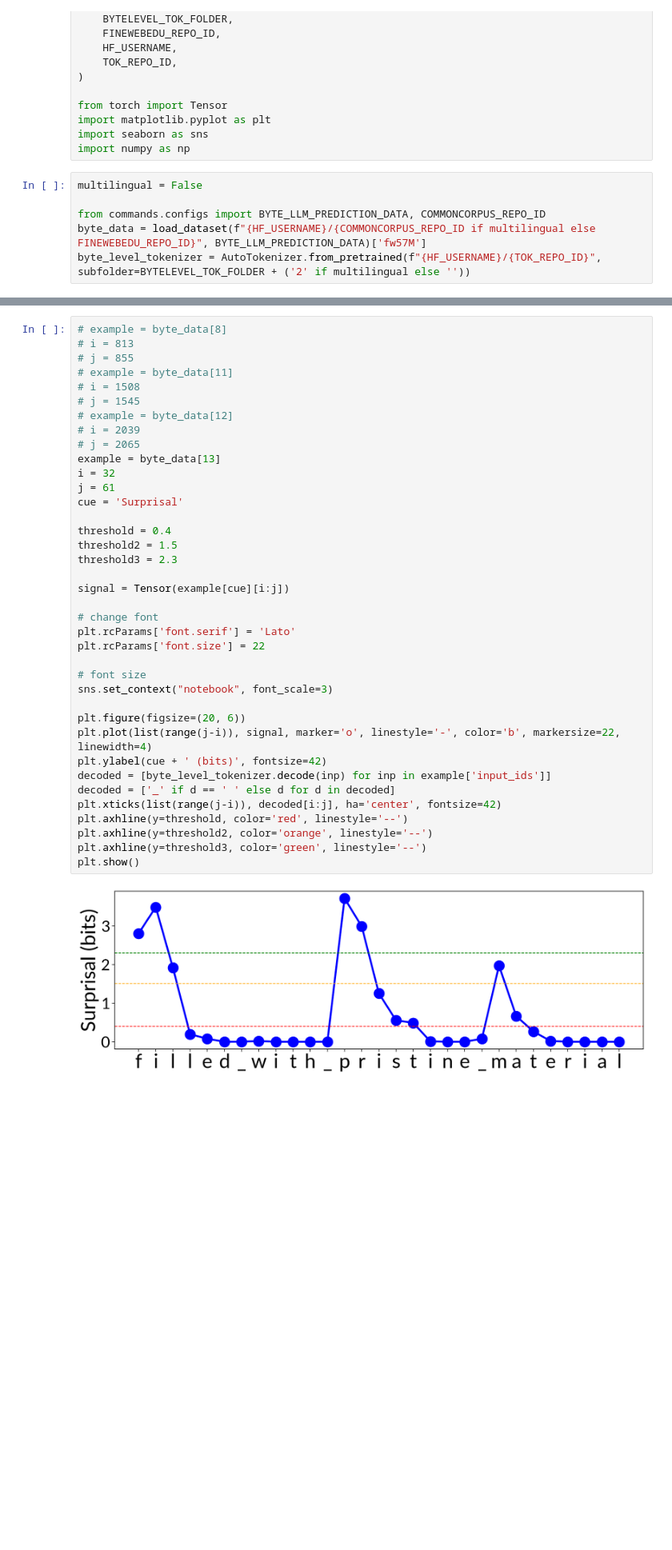
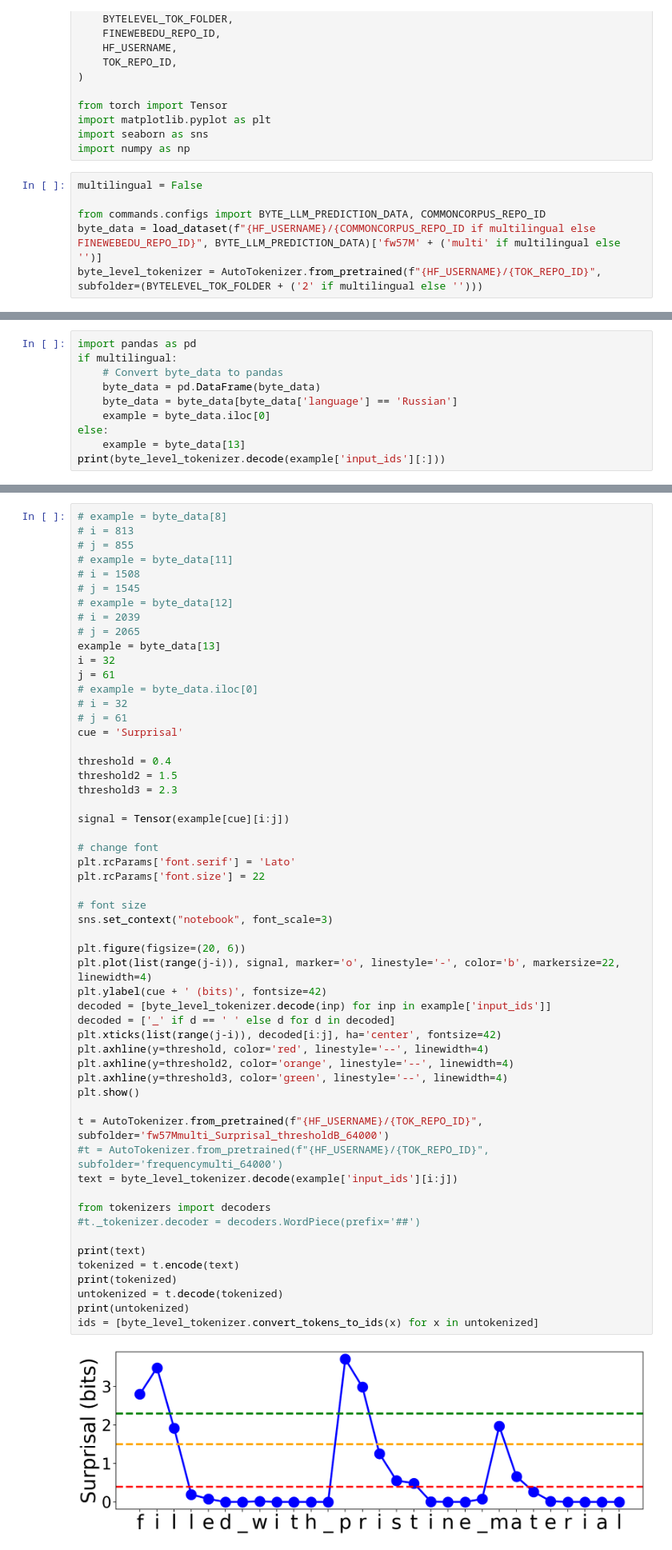
Before and after one commit to codebyzeb/infotokenization, a Jupyter notebook: notebooks/bytetokenizer.ipynb, the cells around one changed output, grey strips where cells are left out. Shown at 80% size. Drawn from its saved outputs; the diff is of its cells as text; blank space fills up the shorter version.

```diff
--- a/notebooks/bytetokenizer.ipynb
+++ b/notebooks/bytetokenizer.ipynb
@@ -19,5 +19,5 @@ import numpy as np
 multilingual = False
 
 from commands.configs import BYTE_LLM_PREDICTION_DATA, COMMONCORPUS_REPO_ID
-byte_data = load_dataset(f"{HF_USERNAME}/{COMMONCORPUS_REPO_ID if multilingual else FINEWEBEDU_REPO_ID}", BYTE_LLM_PREDICTION_DATA)['fw57M']
-byte_level_tokenizer = AutoTokenizer.from_pretrained(f"{HF_USERNAME}/{TOK_REPO_ID}", subfolder=BYTELEVEL_TOK_FOLDER + ('2' if multilingual else ''))
+byte_data = load_dataset(f"{HF_USERNAME}/{COMMONCORPUS_REPO_ID if multilingual else FINEWEBEDU_REPO_ID}", BYTE_LLM_PREDICTION_DATA)['fw57M' + ('multi' if multilingual else '')]
+byte_level_tokenizer = AutoTokenizer.from_pretrained(f"{HF_USERNAME}/{TOK_REPO_ID}", subfolder=(BYTELEVEL_TOK_FOLDER + ('2' if multilingual else '')))
@@ -28,0 +24,10 @@ filled with pristine material
+# %%
+import pandas as pd
+if multilingual:
+    # Convert byte_data to pandas
+    byte_data = pd.DataFrame(byte_data)
+    byte_data = byte_data[byte_data['language'] == 'Russian']
+    example = byte_data.iloc[0]
+else:
+    example = byte_data[13]
+print(byte_level_tokenizer.decode(example['input_ids'][:]))
@@ -35,34 +54,51 @@ filled with pristine material
 # j = 1545
 # example = byte_data[12]
 # i = 2039
 # j = 2065
 example = byte_data[13]
 i = 32
 j = 61
+# example = byte_data.iloc[0]
+# i = 32
+# j = 61
 cue = 'Surprisal'
 
 threshold = 0.4
 threshold2 = 1.5
 threshold3 = 2.3
 
 signal = Tensor(example[cue][i:j])
 
 # change font
 plt.rcParams['font.serif'] = 'Lato'
 plt.rcParams['font.size'] = 22
 
 # font size
 sns.set_context("notebook", font_scale=3)
 
 plt.figure(figsize=(20, 6))
 plt.plot(list(range(j-i)), signal, marker='o', linestyle='-', color='b', markersize=22, linewidth=4)
 plt.ylabel(cue + ' (bits)', fontsize=42)
 decoded = [byte_level_tokenizer.decode(inp) for inp in example['input_ids']]
 decoded = ['_' if d == ' ' else d for d in decoded]
 plt.xticks(list(range(j-i)), decoded[i:j], ha='center', fontsize=42)
-plt.axhline(y=threshold, color='red', linestyle='--')
-plt.axhline(y=threshold2, color='orange', linestyle='--')
-plt.axhline(y=threshold3, color='green', linestyle='--')
+plt.axhline(y=threshold, color='red', linestyle='--', linewidth=4)
+plt.axhline(y=threshold2, color='orange', linestyle='--', linewidth=4)
+plt.axhline(y=threshold3, color='green', linestyle='--', linewidth=4)
 plt.show()
+
+t = AutoTokenizer.from_pretrained(f"{HF_USERNAME}/{TOK_REPO_ID}", subfolder='fw57Mmulti_Surprisal_thresholdB_64000')
+#t = AutoTokenizer.from_pretrained(f"{HF_USERNAME}/{TOK_REPO_ID}", subfolder='frequencymulti_64000')
+text = byte_level_tokenizer.decode(example['input_ids'][i:j])
+
+from tokenizers import decoders
+#t._tokenizer.decoder = decoders.WordPiece(prefix='##')
+
+print(text)
+tokenized = t.encode(text)
+print(tokenized)
+untokenized = t.decode(tokenized)
+print(untokenized)
+ids = [byte_level_tokenizer.convert_tokens_to_ids(x) for x in untokenized]
 # %% [output]
-[figure, old version]
+[figure, new version]
```
Also changed, not shown: parts of 3 cells of this notebook, 2 other files.
